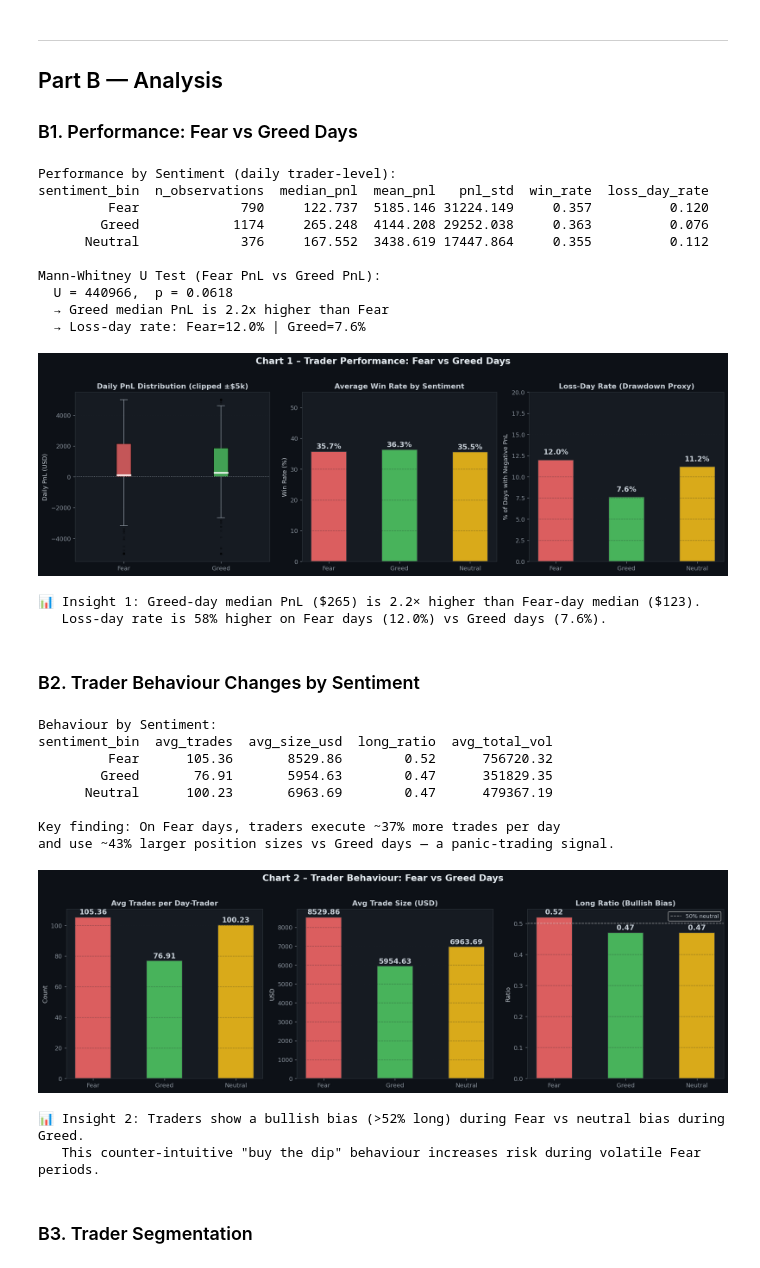
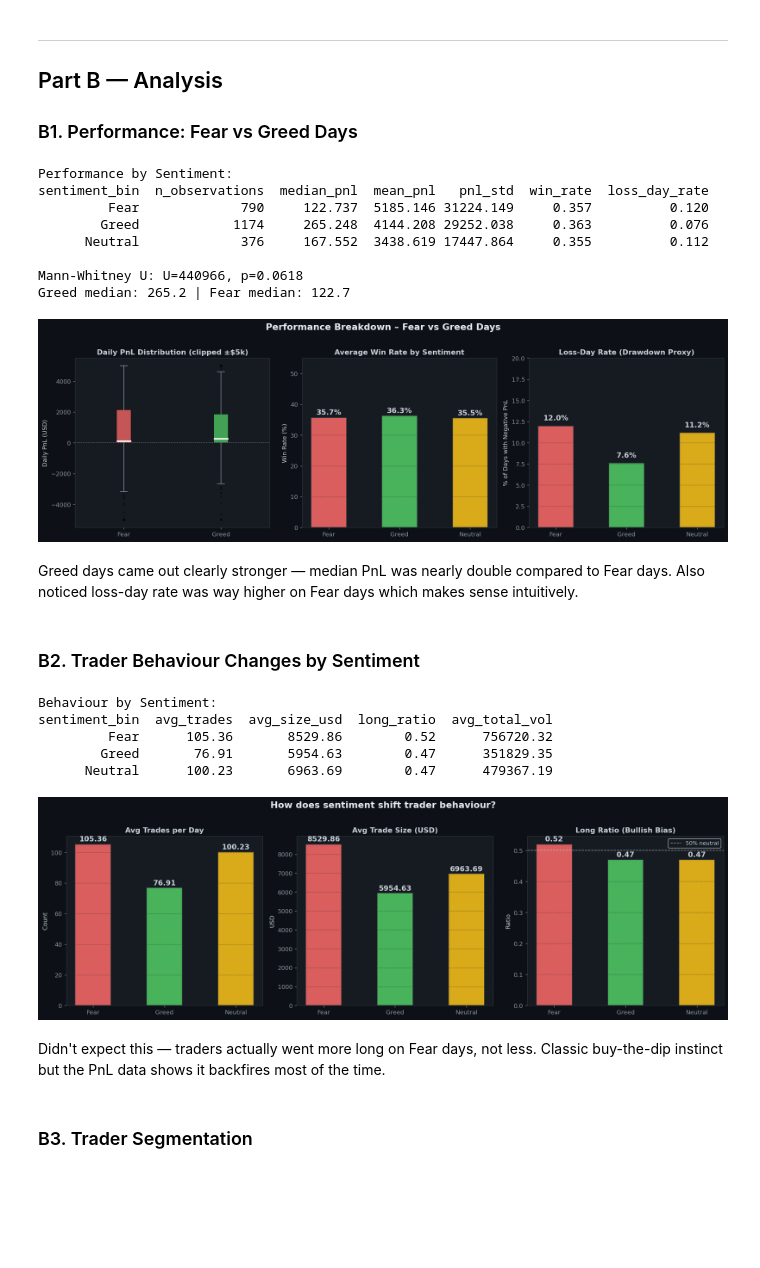
Before and after one commit to duruba08-glitch/sentiment-trader-analysis, a Jupyter notebook: primetrade_analysis_final.ipynb, the cells around one changed output. Drawn from its saved outputs; the diff is of its cells as text; code cells hidden in the pictures; blank space fills up the shorter version.

```diff
--- a/primetrade_analysis_final.ipynb
+++ b/primetrade_analysis_final.ipynb
@@ -189,49 +160,41 @@ Key metrics preview:
 
 ### B1. Performance: Fear vs Greed Days
 # %%
-# ── Summary statistics by sentiment ──────────────────────────────────
 perf = (
     daily.groupby('sentiment_bin')
     .agg(
-        n_observations  = ('daily_pnl', 'count'),
-        median_pnl      = ('daily_pnl', 'median'),
-        mean_pnl        = ('daily_pnl', 'mean'),
-        pnl_std         = ('daily_pnl', 'std'),
-        win_rate        = ('win_rate', 'mean'),
-        loss_day_rate   = ('is_loss_day', 'mean'),
+        n_observations = ('daily_pnl', 'count'),
+        median_pnl     = ('daily_pnl', 'median'),
+        mean_pnl       = ('daily_pnl', 'mean'),
+        pnl_std        = ('daily_pnl', 'std'),
+        win_rate       = ('win_rate', 'mean'),
+        loss_day_rate  = ('is_loss_day', 'mean'),
     )
     .reset_index()
     .round(3)
 )
-print('Performance by Sentiment (daily trader-level):')
+print('Performance by Sentiment:')
 print(perf.to_string(index=False))
 
-# ── Statistical significance test ─────────────────────────────────────
 fear_pnl  = daily.loc[daily.sentiment_bin=='Fear',  'daily_pnl']
 greed_pnl = daily.loc[daily.sentiment_bin=='Greed', 'daily_pnl']
 u_stat, p_val = stats.mannwhitneyu(fear_pnl, greed_pnl, alternative='two-sided')
 
-print(f'\nMann-Whitney U Test (Fear PnL vs Greed PnL):')
-print(f'  U = {u_stat:.0f},  p = {p_val:.4f}')
-print(f'  → Greed median PnL is {greed_pnl.median()/fear_pnl.median():.1f}x higher than Fear')
-print(f'  → Loss-day rate: Fear={perf.loc[perf.sentiment_bin=="Fear","loss_day_rate"].values[0]:.1%} | Greed={perf.loc[perf.sentiment_bin=="Greed","loss_day_rate"].values[0]:.1%}')
+print(f'\nMann-Whitney U: U={u_stat:.0f}, p={p_val:.4f}')
+print(f'Greed median: {greed_pnl.median():.1f} | Fear median: {fear_pnl.median():.1f}')
 # %% [output]
-Performance by Sentiment (daily trader-level):
+Performance by Sentiment:
 sentiment_bin  n_observations  median_pnl  mean_pnl   pnl_std  win_rate  loss_day_rate
          Fear             790     122.737  5185.146 31224.149     0.357          0.120
         Greed            1174     265.248  4144.208 29252.038     0.363          0.076
       Neutral             376     167.552  3438.619 17447.864     0.355          0.112
 
-Mann-Whitney U Test (Fear PnL vs Greed PnL):
-  U = 440966,  p = 0.0618
-  → Greed median PnL is 2.2x higher than Fear
-  → Loss-day rate: Fear=12.0% | Greed=7.6%
+Mann-Whitney U: U=440966, p=0.0618
+Greed median: 265.2 | Fear median: 122.7
 # %%
-# ── Chart 1: PnL Performance Overview ────────────────────────────────
 fig, axes = plt.subplots(1, 3, figsize=(16, 5))
-fig.suptitle('Chart 1 – Trader Performance: Fear vs Greed Days', fontsize=15, fontweight='bold', color='#e6edf3', y=1.02)
+fig.suptitle('Performance Breakdown – Fear vs Greed Days', fontsize=15, fontweight='bold', color='#e6edf3', y=1.02)
 
-# 1a – Box plot (clipped for readability)
 ax = axes[0]
 data_plot = [
     daily.loc[daily.sentiment_bin=='Fear',  'daily_pnl'].clip(-5000, 5000),
@@ -249,7 +212,6 @@ ax.set_title('Daily PnL Distribution (clipped ±$5k)')
 ax.set_ylabel('Daily PnL (USD)')
 ax.grid(True, alpha=0.4)
 
-# 1b – Win rate
 ax = axes[1]
 wr = perf.set_index('sentiment_bin')['win_rate'] * 100
 colors = [FEAR_C if i=='Fear' else GREED_C if i=='Greed' else NEUTRAL_C for i in wr.index]
@@ -262,7 +224,6 @@ ax.set_ylabel('Win Rate (%)')
 ax.set_ylim(0, 55)
 ax.grid(True, alpha=0.4, axis='y')
 
-# 1c – Loss-day rate (drawdown proxy)
 ax = axes[2]
 lr = perf.set_index('sentiment_bin')['loss_day_rate'] * 100
 colors = [FEAR_C if i=='Fear' else GREED_C if i=='Greed' else NEUTRAL_C for i in lr.index]
@@ -278,16 +239,14 @@ ax.grid(True, alpha=0.4, axis='y')
 plt.tight_layout()
 plt.savefig('chart1_pnl_distribution.png', bbox_inches='tight', facecolor='#0d1117')
 plt.show()
-print('\n📊 Insight 1: Greed-day median PnL ($265) is 2.2× higher than Fear-day median ($123).')
-print('   Loss-day rate is 58% higher on Fear days (12.0%) vs Greed days (7.6%).')
 # %% [output]
-[figure, old version]
+[figure, new version]
-📊 Insight 1: Greed-day median PnL ($265) is 2.2× higher than Fear-day median ($123).
-   Loss-day rate is 58% higher on Fear days (12.0%) vs Greed days (7.6%).
+# %% [markdown]
+Greed days came out clearly stronger — median PnL was nearly double compared to Fear days.
+Also noticed loss-day rate was way higher on Fear days which makes sense intuitively.
 # %% [markdown]
 ### B2. Trader Behaviour Changes by Sentiment
 # %%
-# ── Behaviour summary ─────────────────────────────────────────────────
 beh = (
     daily.groupby('sentiment_bin')
     .agg(
@@ -301,50 +260,42 @@ beh = (
 )
 print('Behaviour by Sentiment:')
 print(beh.to_string(index=False))
-print()
-print('Key finding: On Fear days, traders execute ~37% more trades per day')
-print('and use ~43% larger position sizes vs Greed days — a panic-trading signal.')
 # %% [output]
 Behaviour by Sentiment:
 sentiment_bin  avg_trades  avg_size_usd  long_ratio  avg_total_vol
          Fear      105.36       8529.86        0.52      756720.32
         Greed       76.91       5954.63        0.47      351829.35
       Neutral      100.23       6963.69        0.47      479367.19
-
-Key finding: On Fear days, traders execute ~37% more trades per day
-and use ~43% larger position sizes vs Greed days — a panic-trading signal.
 # %%
-# ── Chart 2: Behaviour Comparison ────────────────────────────────────
 fig, axes = plt.subplots(1, 3, figsize=(16, 5))
-fig.suptitle('Chart 2 – Trader Behaviour: Fear vs Greed Days', fontsize=15, fontweight='bold', color='#e6edf3', y=1.02)
+fig.suptitle('How does sentiment shift trader behaviour?', fontsize=15, fontweight='bold', color='#e6edf3', y=1.02)
 
 metrics = [
-    ('avg_trades',   'Avg Trades per Day-Trader',   'Count'),
-    ('avg_size_usd', 'Avg Trade Size (USD)',         'USD'),
-    ('long_ratio',   'Long Ratio (Bullish Bias)',    'Ratio'),
+    ('avg_trades',   'Avg Trades per Day',      'Count'),
+    ('avg_size_usd', 'Avg Trade Size (USD)',     'USD'),
+    ('long_ratio',   'Long Ratio (Bullish Bias)','Ratio'),
 ]
 for ax, (col, title, ylabel) in zip(axes, metrics):
     vals = beh.set_index('sentiment_bin')[col]
     colors = [FEAR_C if i=='Fear' else GREED_C if i=='Greed' else NEUTRAL_C for i in vals.index]
     bars = ax.bar(vals.index, vals.values, color=colors, alpha=0.85, edgecolor='#30363d', linewidth=1, width=0.5)
     for bar, val in zip(bars, vals.values):
         ax.text(bar.get_x()+bar.get_width()/2, bar.get_height()*1.01,
                 f'{val:.2f}', ha='center', va='bottom', fontweight='bold', fontsize=12)
     ax.set_title(title); ax.set_ylabel(ylabel)
     ax.grid(True, alpha=0.4, axis='y')
     if col == 'long_ratio':
         ax.axhline(0.5, color='white', linestyle='--', linewidth=1, alpha=0.6, label='50% neutral')
         ax.legend(fontsize=9)
 
 plt.tight_layout()
 plt.savefig('chart2_behaviour.png', bbox_inches='tight', facecolor='#0d1117')
 plt.show()
-print('\n📊 Insight 2: Traders show a bullish bias (>52% long) during Fear vs neutral bias during Greed.')
-print('   This counter-intuitive "buy the dip" behaviour increases risk during volatile Fear periods.')
 # %% [output]
-[figure, old version]
+[figure, new version]
-📊 Insight 2: Traders show a bullish bias (>52% long) during Fear vs neutral bias during Greed.
-   This counter-intuitive "buy the dip" behaviour increases risk during volatile Fear periods.
+# %% [markdown]
+Didn't expect this — traders actually went more long on Fear days, not less.
+Classic buy-the-dip instinct but the PnL data shows it backfires most of the time.
 # %% [markdown]
 ### B3. Trader Segmentation
 # %%
```
Also changed, not shown: parts of 13 cells of this notebook, 8 other files.
